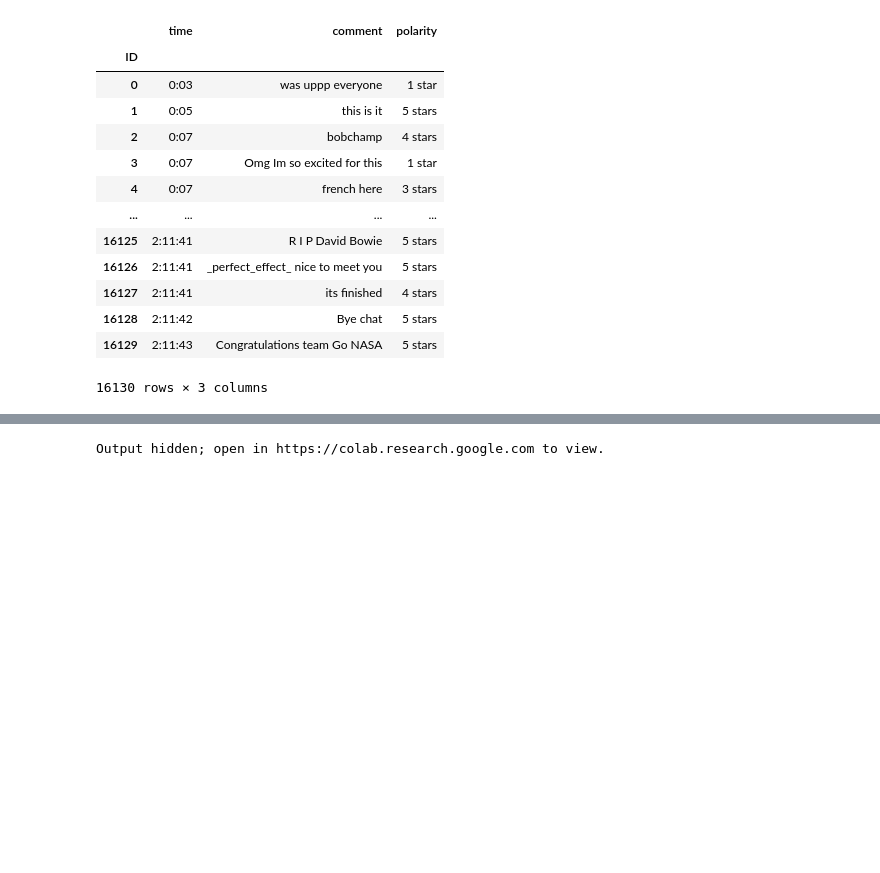
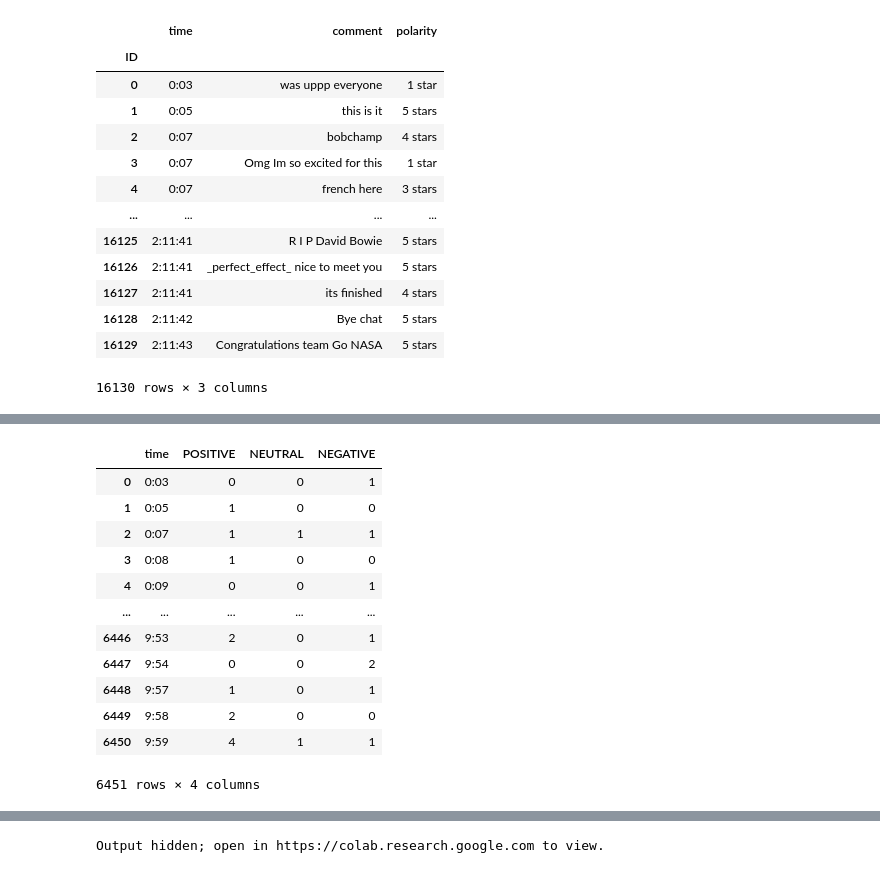
Before and after one commit to Martinerramuspe/NLP_PROJECTS, a Jupyter notebook: 01_proyecto/INTEGRADOR.ipynb, the cells around one changed output, grey strips where cells are left out. Drawn from its saved outputs; the diff is of its cells as text; code cells hidden in the pictures; blank space fills up the shorter version.

```diff
--- a/01_proyecto/INTEGRADOR.ipynb
+++ b/01_proyecto/INTEGRADOR.ipynb
@@ -186,0 +199,16 @@ Name: NEGATIVE, dtype: int64
+# %%
+grouped_df
+# %% [output]
+|  | time | POSITIVE | NEUTRAL | NEGATIVE |
+| 0 | 0:03 | 0 | 0 | 1 |
+| 1 | 0:05 | 1 | 0 | 0 |
+| 2 | 0:07 | 1 | 1 | 1 |
+| 3 | 0:08 | 1 | 0 | 0 |
+| 4 | 0:09 | 0 | 0 | 1 |
+| ... | ... | ... | ... | ... |
+| 6446 | 9:53 | 2 | 0 | 1 |
+| 6447 | 9:54 | 0 | 0 | 2 |
+| 6448 | 9:57 | 1 | 0 | 1 |
+| 6449 | 9:58 | 2 | 0 | 0 |
+| 6450 | 9:59 | 4 | 1 | 1 |
+6451 rows × 4 columns
```
Also changed, not shown: parts of 20 cells of this notebook.
